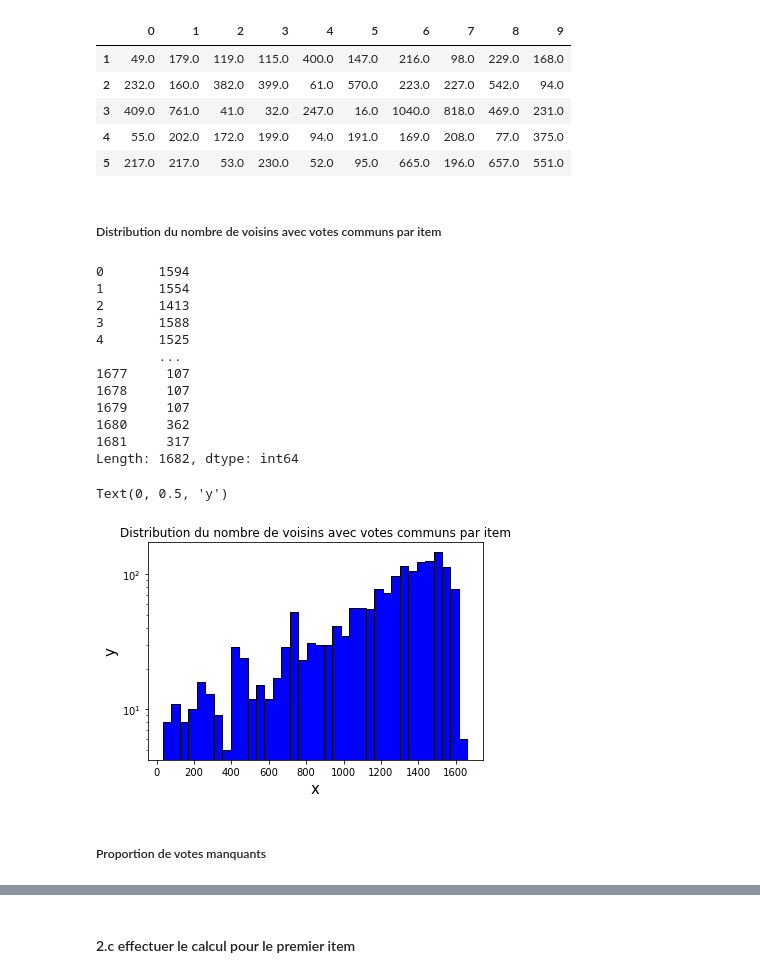
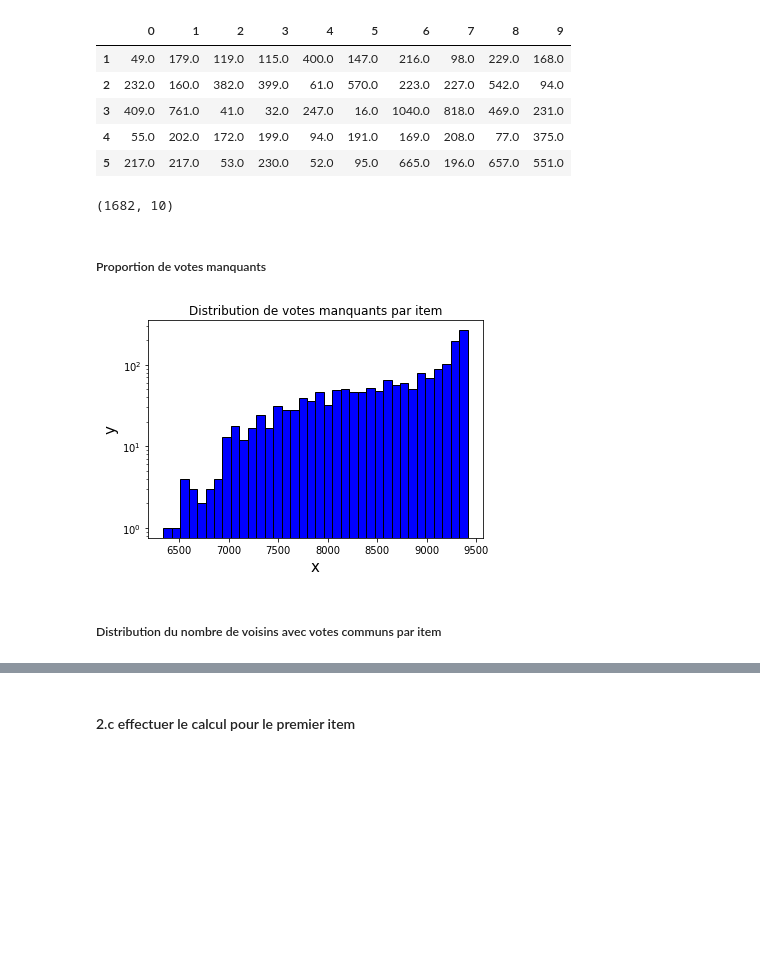
Before and after one commit to clementbernardd/LOG6308, a Jupyter notebook: TP1_groupe7_ghaith_.ipynb, the cells around one changed output, grey strips where cells are left out. Saved outputs shown, nothing was run; the diff lists cells and outputs as text; code cells hidden in the pictures; blank space fills up the shorter version.

```diff
--- a/TP1_groupe7_ghaith_.ipynb
+++ b/TP1_groupe7_ghaith_.ipynb
@@ -445,35 +400,47 @@ df_10_index.head()
 | 3 | 409.0 | 761.0 | 41.0 | 32.0 | 247.0 | 16.0 | 1040.0 | 818.0 | 469.0 | 231.0 |
 | 4 | 55.0 | 202.0 | 172.0 | 199.0 | 94.0 | 191.0 | 169.0 | 208.0 | 77.0 | 375.0 |
 | 5 | 217.0 | 217.0 | 53.0 | 230.0 | 52.0 | 95.0 | 665.0 | 196.0 | 657.0 | 551.0 |
+# %%
+df_10_index.shape
+# %% [output]
+(1682, 10)
+# %% [markdown]
+##### Proportion de votes manquants
+# %%
+def return_missed_votes_distribution(df_10_index, user_item_centred, df_10_neighbors_sim):
+    '''
+    return missed votes per item distribution
+    '''
+    missed_votes_distribution = []
+    for item in range(1,N_ITEMS+1):
+        #To return a (943,10) df with votes from user_item matrix from the original user_item df
+        df_10_votes = build_users_items_neigh_mtx(df_10_index.loc[item],user_item_centred)
+        missed_votes_distribution.append(df_10_votes.isna().sum().sum())
+
+    plt.hist(missed_votes_distribution, color = 'blue', edgecolor = 'black', bins = int(180/5), log=True)
+    # Add labels
+    plt.title('Distribution de votes manquants par item')
+    plt.xlabel('x',fontsize=15)
+    plt.ylabel('y',fontsize=15)
+
+    return missed_votes_distribution
+# %%
+missed_votes_distribution = return_missed_votes_distribution(df_10_index, user_item_centred, df_10_neighbors_sim)
+# %% [output]
+[figure, added]
 # %% [markdown]
 ##### Distribution du nombre de voisins avec votes communs par item
-# %%
-neigh_with_com_votes = (def_sim != 0).sum(axis=1)
-#neigh_with_com_votes = (def_sim > 0).count(axis=1)
-print(neigh_with_com_votes)
-# %% [output]
-0       1594
-1       1554
-2       1413
-3       1588
-4       1525
-        ...
-1677     107
-1678     107
-1679     107
-1680     362
-1681     317
-Length: 1682, dtype: int64
 # %%
-# !!!!!!!!!!!! le diagramme n'est pas bon
-plt.hist(neigh_with_com_votes, color = 'blue', edgecolor = 'black', bins = int(180/5), log=True)
+def return_common_votes_distribution(missed_votes_distribution):
+    '''
+    return neighbors with common votes per item distribution
+    '''
+    common_votes_distribution = [(N_USERS*10 - n_miss_votes) for n_miss_votes in missed_votes_distribution]
 
-# Add labels
-plt.title('Distribution du nombre de voisins avec votes communs par item')
-plt.xlabel('x',fontsize=15)
-plt.ylabel('y',fontsize=15)
+    plt.hist(common_votes_distribution, color = 'blue', edgecolor = 'black', bins = int(180/5), log=True)
+    # Add labels
+    plt.title('Distribution du nombre de voisins avec votes communs par item')
+    plt.xlabel('x',fontsize=15)
+    plt.ylabel('y',fontsize=15)
+
+    return common_votes_distribution
-# %% [output]
-Text(0, 0.5, 'y')
-[figure, removed]
-# %% [markdown]
-##### Proportion de votes manquants
```
Also changed, not shown: parts of 49 cells of this notebook.
